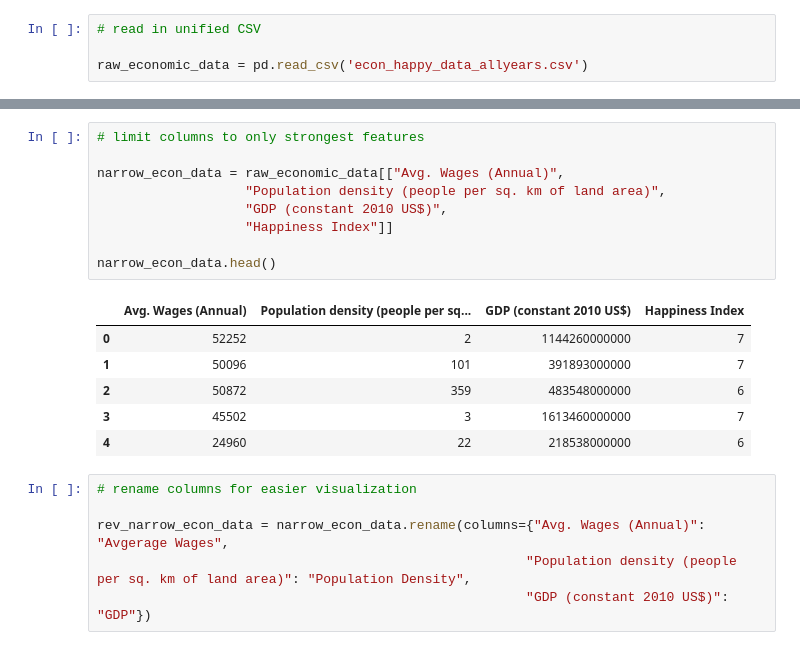
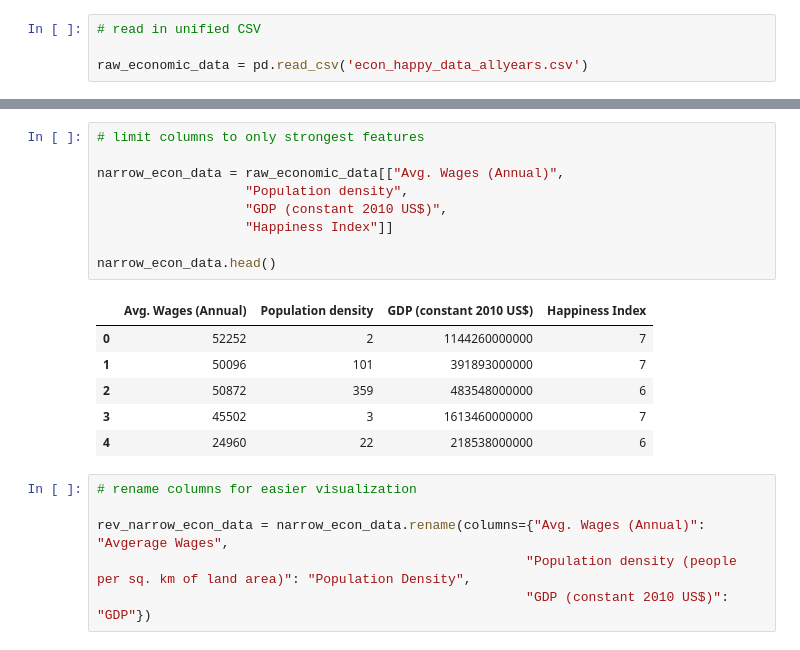
Before and after one commit to JosefinaAureaAmaro/04_Project_Python_MachineLearning, a Jupyter notebook: models/scott_random_forests_BEST_FEATURES.ipynb, the cells around one changed output, grey strips where cells are left out. Cells and saved outputs as stored; diff of their text form.

```diff
--- a/models/scott_random_forests_BEST_FEATURES.ipynb
+++ b/models/scott_random_forests_BEST_FEATURES.ipynb
@@ -39,14 +39,14 @@ memory usage: 27.0 KB
 # %%
 # limit columns to only strongest features
 
 narrow_econ_data = raw_economic_data[["Avg. Wages (Annual)",
-                   "Population density (people per sq. km of land area)",
+                   "Population density",
                    "GDP (constant 2010 US$)",
                    "Happiness Index"]]
 
 narrow_econ_data.head()
 # %% [output]
-|  | Avg. Wages (Annual) | Population density (people per sq... | GDP (constant 2010 US$) | Happiness Index |
+|  | Avg. Wages (Annual) | Population density | GDP (constant 2010 US$) | Happiness Index |
 | 0 | 52252 | 2 | 1144260000000 | 7 |
 | 1 | 50096 | 101 | 391893000000 | 7 |
 | 2 | 50872 | 359 | 483548000000 | 6 |
```
Also changed, not shown: parts of 7 cells of this notebook, 10 other files.
